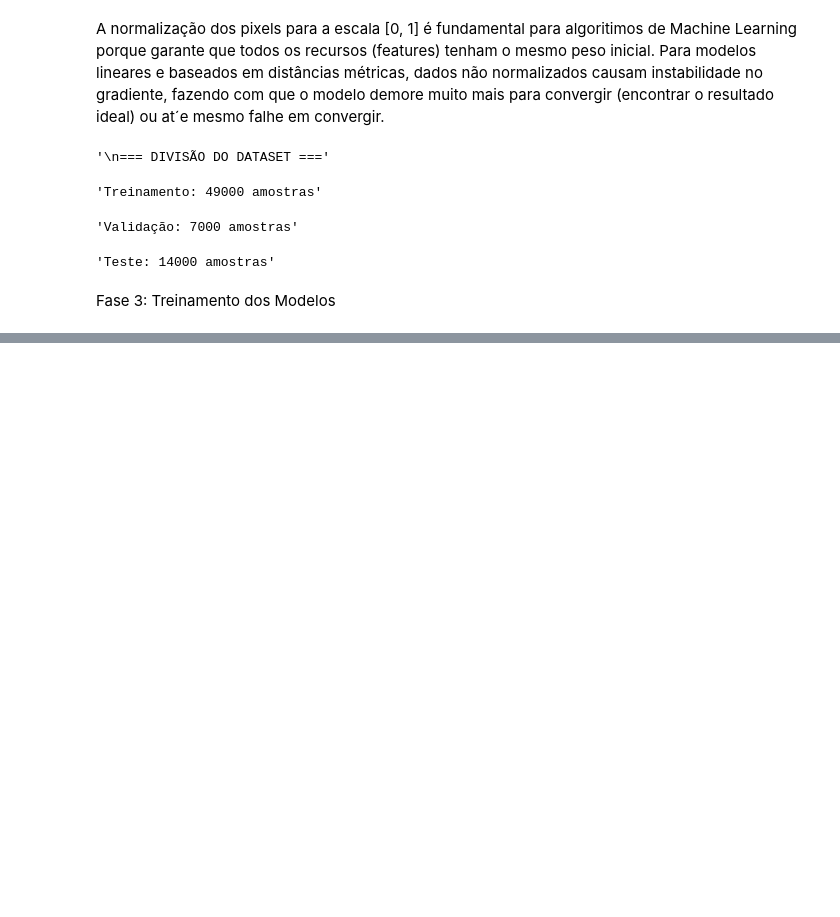
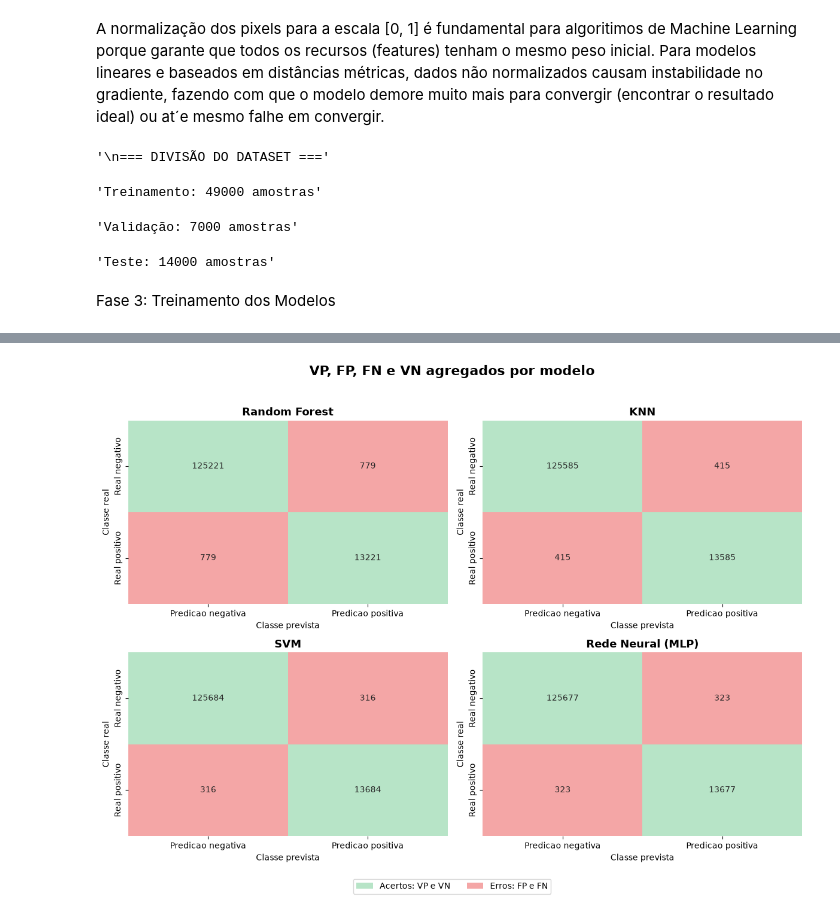
Before and after one commit to Carlos779-cloud/Modulo-02-MniProjeto, a Jupyter notebook: main.ipynb, the cells around one changed output, grey strips where cells are left out. Drawn from its saved outputs; the diff is of its cells as text; code cells hidden in the pictures; blank space fills up the shorter version.

```diff
--- a/main.ipynb
+++ b/main.ipynb
@@ -154,0 +334,44 @@ Fase 3: Treinamento dos Modelos
+# %%
+resultados_tp_fp_fn_tn = []
+fig, eixos = plt.subplots(2, 2, figsize=(12, 9))
+
+for eixo, nome, pred in zip(eixos.ravel(), modelos_nomes, predicoes):
+    matriz = confusion_matrix(y_test, pred)
+    verdadeiros_positivos = falsos_positivos = falsos_negativos = verdadeiros_negativos = 0
+    for indice_classe in range(len(classes)):
+        verdadeiros_positivos += matriz[indice_classe, indice_classe]
+        falsos_positivos += matriz[:, indice_classe].sum() - matriz[indice_classe, indice_classe]
+        falsos_negativos += matriz[indice_classe, :].sum() - matriz[indice_classe, indice_classe]
+        verdadeiros_negativos += (matriz.sum() - matriz[indice_classe, :].sum()
+                                  - matriz[:, indice_classe].sum()
+                                  + matriz[indice_classe, indice_classe])
+
+    matriz_binaria = np.array([[verdadeiros_negativos, falsos_positivos],
+                               [falsos_negativos, verdadeiros_positivos]])
+    matriz_cores = np.array([[0, 1], [1, 0]])
+    sns.heatmap(matriz_binaria, annot=True, fmt='d',
+                cmap=ListedColormap(['#b7e4c7', '#f4a6a6']),
+                norm=BoundaryNorm([-0.5, 0.5, 1.5], 2), cbar=False,
+                xticklabels=['Predicao negativa', 'Predicao positiva'],
+                yticklabels=['Real negativo', 'Real positivo'], ax=eixo)
+    eixo.collections[-1].set_array(matriz_cores.ravel())
+    eixo.set_title(nome, fontsize=13, fontweight='bold')
+    eixo.set_xlabel('Classe prevista')
+    eixo.set_ylabel('Classe real')
+    resultados_tp_fp_fn_tn.append({'Modelo': nome,
+        'Verdadeiros positivos (VP)': verdadeiros_positivos,
+        'Falsos positivos (FP)': falsos_positivos,
+        'Falsos negativos (FN)': falsos_negativos,
+        'Verdadeiros negativos (VN)': verdadeiros_negativos})
+
+fig.suptitle('VP, FP, FN e VN agregados por modelo', fontsize=16, fontweight='bold')
+fig.legend(handles=[Patch(facecolor='#b7e4c7', label='Acertos: VP e VN'),
+                    Patch(facecolor='#f4a6a6', label='Erros: FP e FN')],
+           loc='lower center', ncol=2, bbox_to_anchor=(0.5, -0.01))
+fig.tight_layout(rect=[0, 0.04, 1, 0.96])
+fig.savefig(pasta_graficos / '4 = vp_fp_fn_vn_modelos.png', dpi=300, bbox_inches='tight')
+plt.show()
+df_tp_fp_fn_tn = pd.DataFrame(resultados_tp_fp_fn_tn)
+display(df_tp_fp_fn_tn)
+# %% [output]
+[figure, added]
```
Also changed, not shown: parts of 15 cells of this notebook, 5 other files.
